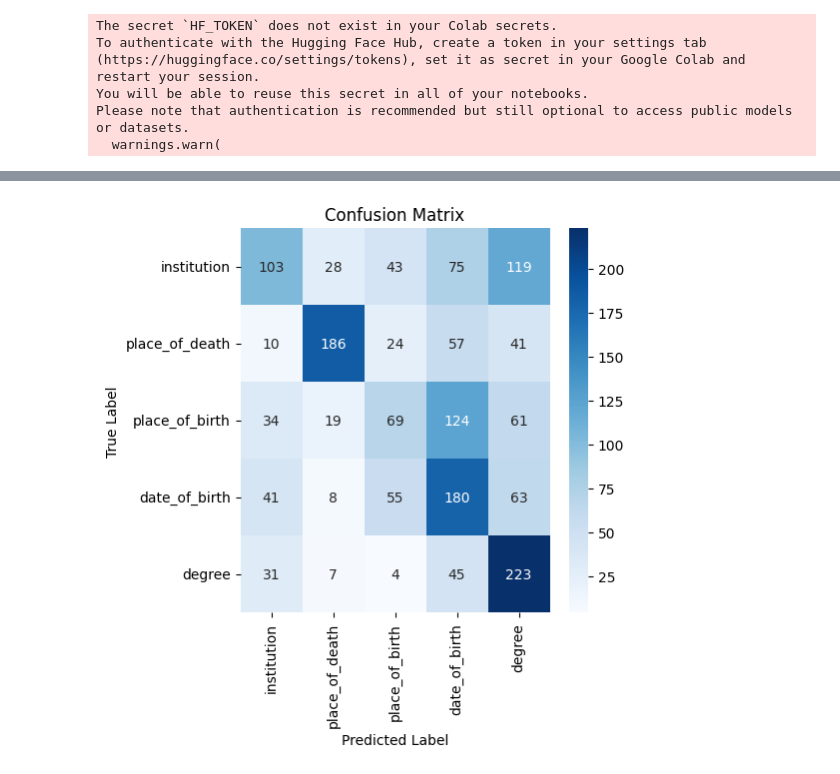
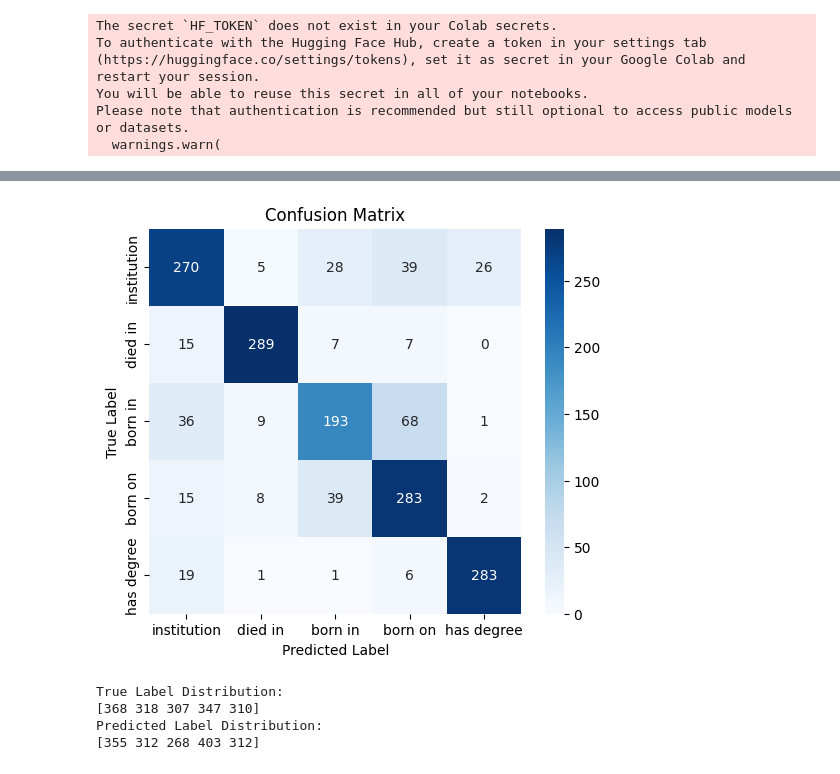
Before and after one commit to delnavaz78/Information-Retrieval, a Jupyter notebook: information_retrival_project.ipynb, the cells around one changed output, grey strips where cells are left out. Cells and saved outputs as stored; diff of their text form; code cells hidden in the pictures.

```diff
--- a/information_retrival_project.ipynb
+++ b/information_retrival_project.ipynb
@@ -339,0 +263,6 @@ plt.show()
+# %%
+text_list = []
+for item in X_balanced:
+  text_list.append(mark_entities(item))
+
+text_list[0:2]
@@ -476,13 +404,13 @@ train_dataloader = DataLoader(train_dataset, batch_size=batch_size, shuffle=Fals
 val_dataloader = DataLoader(val_dataset, batch_size=batch_size)
 test_dataloader = DataLoader(test_dataset, batch_size=batch_size, shuffle=False)
 # %%
-
-# Step 3: Define the BERT model architecture
+# Define the BERT model architecture
 # Load pre-trained BERT model and add a classification layer on top
-model_bert = BertForSequenceClassification.from_pretrained('bert-base-uncased', num_labels=5)
+from transformers import AutoTokenizer, DistilBertForSequenceClassification
+model_bert = DistilBertForSequenceClassification.from_pretrained("distilbert-base-uncased", num_labels=5)
 
 # Optional: Freeze BERT layers if desired
-for param in model_bert.bert.parameters():
+for param in model_bert.base_model.parameters():
     param.requires_grad = False
 
 # Move the model to GPU if available
@@ -491,7 +419,7 @@ model_bert.to(device)
 
 # Wrap the model with DataParallel
 if torch.cuda.device_count() > 1:
-    model = torch.nn.DataParallel(model_bert)
+    model_bert = torch.nn.DataParallel(model_bert)
 
 # print(model_bert)
 # %% [output]
@@ -525,19 +428,9 @@ focal_loss_fn = FocalLoss(alpha=alpha, gamma=gamma)
 # %%
 # Step 5: Fine-tune the BERT model
-# from transformers import BertAdamW
 
-# loss function
 loss_fn = torch.nn.CrossEntropyLoss()
-# Define the optimizer and learning rate
-optimizer = AdamW(model_bert.parameters(), lr=2e-5)
-
-# Number of training epochs
-num_epochs = 100
-
-# Define the learning rate scheduler
-# scheduler = torch.optim.lr_scheduler.StepLR(optimizer, step_size=1, gamma=0.1)
-
-# Create a GradScaler object for mixed precision training
+optimizer = AdamW(model_bert.parameters(), lr=3e-5)
+num_epochs = 50
 scaler = GradScaler()
 
 # Create an array to save train loss (will be used in the plot)
@@ -547,8 +440,6 @@ train_loss_array = []
 for epoch in range(num_epochs):
     model_bert.train()
     total_loss = 0
-    accumulated_loss = 0
-    average_accumulated_loss = 0
 
     for step, batch in enumerate(train_dataloader):
         inputs_text, labels = batch
@@ -561,7 +452,7 @@ for epoch in range(num_epochs):
             logits = outputs.logits
 
             # Use the Focal Loss function here
-            loss = focal_loss_fn(logits, labels)
+            loss = loss_fn(logits, labels)
 
         scaler.scale(loss).backward()
         scaler.step(optimizer)
@@ -585,14 +476,12 @@ for epoch in range(num_epochs):
             outputs = model_bert(inputs_text)
             logits = outputs.logits
 
-            loss = focal_loss_fn(logits, labels)
+            loss = loss_fn(logits, labels)
             val_loss += loss.item()
             num_val_steps += 1
 
     avg_val_loss = val_loss / num_val_steps
 
-    # Perform learning rate scheduling
-    # scheduler.step()
     if epoch % 5 ==0:
       print(f"Epoch {epoch}/{num_epochs}, Train_Loss: {avg_train_loss:.4f}, Val_Loss: {avg_val_loss:.4f}")
 
@@ -701,17 +575,30 @@ weighted avg       0.48      0.46      0.45      1650
 # %%
 from sklearn.metrics import confusion_matrix
 import seaborn as sns
 import matplotlib.pyplot as plt
 
 # Generate confusion matrix
 conf_matrix = confusion_matrix(true_labels, predictions)
 
 # Display the confusion matrix using a heatmap
-plt.figure(figsize=(5, 5))
-sns.heatmap(conf_matrix, annot=True, fmt="d", cmap="Blues", xticklabels=['institution', 'place_of_death', 'place_of_birth', 'date_of_birth', 'degree'], yticklabels=['institution', 'place_of_death', 'place_of_birth', 'date_of_birth', 'degree'])
+plt.figure(figsize=(6, 5))
+sns.heatmap(conf_matrix, annot=True, fmt="d", cmap="Blues", xticklabels=['institution', 'died in', 'born in', 'born on', 'has degree'], yticklabels=['institution', 'died in', 'born in', 'born on', 'has degree'])
 plt.title("Confusion Matrix")
 plt.xlabel("Predicted Label")
 plt.ylabel("True Label")
 plt.show()
 # %% [output]
-[figure, old version]
+[figure, new version]
+# %%
+import numpy as np
+
+print("True Label Distribution:")
+print(np.bincount(true_labels))
+
+print("Predicted Label Distribution:")
+print(np.bincount(predictions))
+# %% [output]
+True Label Distribution:
+[368 318 307 347 310]
+Predicted Label Distribution:
+[355 312 268 403 312]
```
Also changed, not shown: parts of 44 cells of this notebook.
